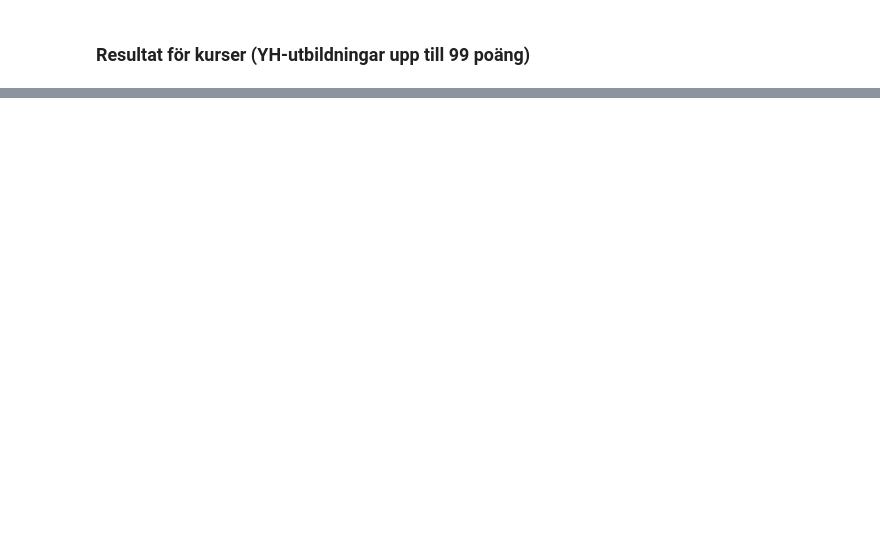
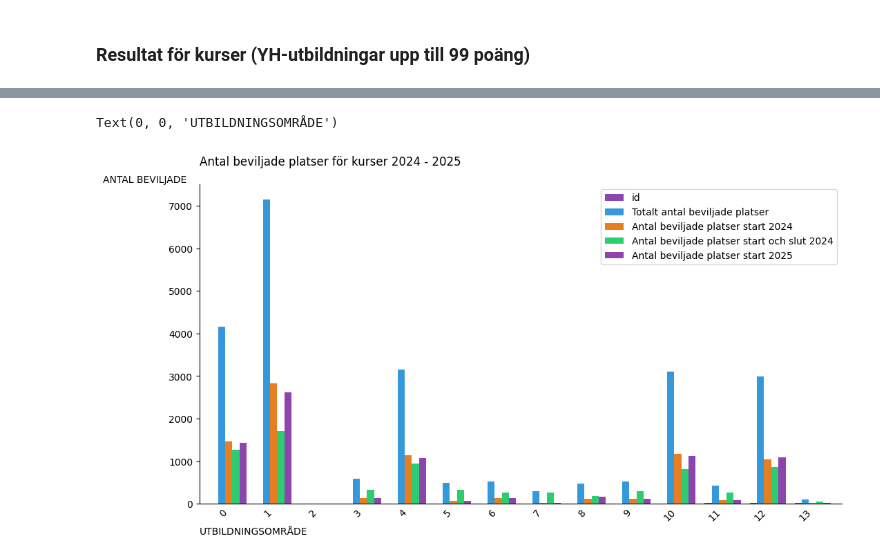
Before and after one commit to plyschbjorn/yh_project_the_skool_group4, a Jupyter notebook: EDA_filer/EDA_Eyoub.ipynb, the cells around one changed output, grey strips where cells are left out. Saved outputs shown, nothing was run; the diff lists cells and outputs as text; code cells hidden in the pictures; blank space fills up the shorter version.

```diff
--- a/EDA_filer/EDA_Eyoub.ipynb
+++ b/EDA_filer/EDA_Eyoub.ipynb
@@ -19,0 +33,16 @@ df.head()
+# %%
+beviljade = (
+    df.groupby("Utbildningsområde")[[
+        "Totalt antal beviljade platser",
+        "Antal beviljade platser start 2024",
+        "Antal beviljade platser start och slut 2024",
+        "Antal beviljade platser start 2025",
+    ]]
+    .sum()
+    .reset_index()
+    .sort_values(by= "Utbildningsområde", ascending= True)
+)
+
+beviljade.index.name = "id"
+beviljade.reset_index(inplace=True)
+beviljade
@@ -130,0 +230,23 @@ result_df.head()
+# %%
+def beviljad_plot():
+    colors = ['#8e44ad', '#3498db', '#e67e22', '#2ecc71']
+    ax = beviljade.plot(kind='bar', figsize=(12,6), width=0.8, color=colors)
+    ax.set_xticklabels(beviljade.index, rotation=45, ha="right")
+
+    fig = ax.get_figure()
+    return fig, ax
+
+fig, ax = beviljad_plot()
+
+# Clutter
+ax.spines[["top", "right"]].set_visible(False)
+ax.tick_params("x", length=0)
+
+# Contrast
+ax.set_title("Antal beviljade platser för kurser 2024 - 2025", loc="left", pad=20)
+ax.set_ylabel("ANTAL BEVILJADE", loc="top", rotation=0)
+ax.yaxis.set_label_coords(-0.02, 1)
+ax.set_xlabel("UTBILDNINGSOMRÅDE", loc="left")
+# %% [output]
+Text(0, 0, 'UTBILDNINGSOMRÅDE')
+[figure, added]
```
Also changed, not shown: parts of 17 cells of this notebook.
